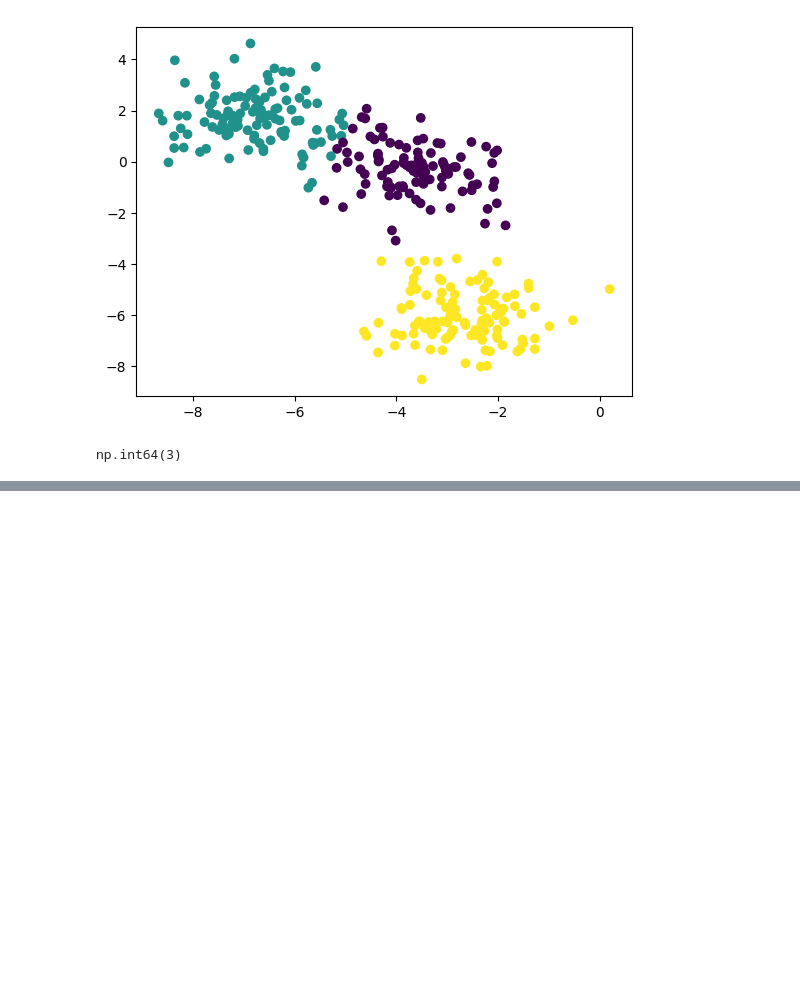
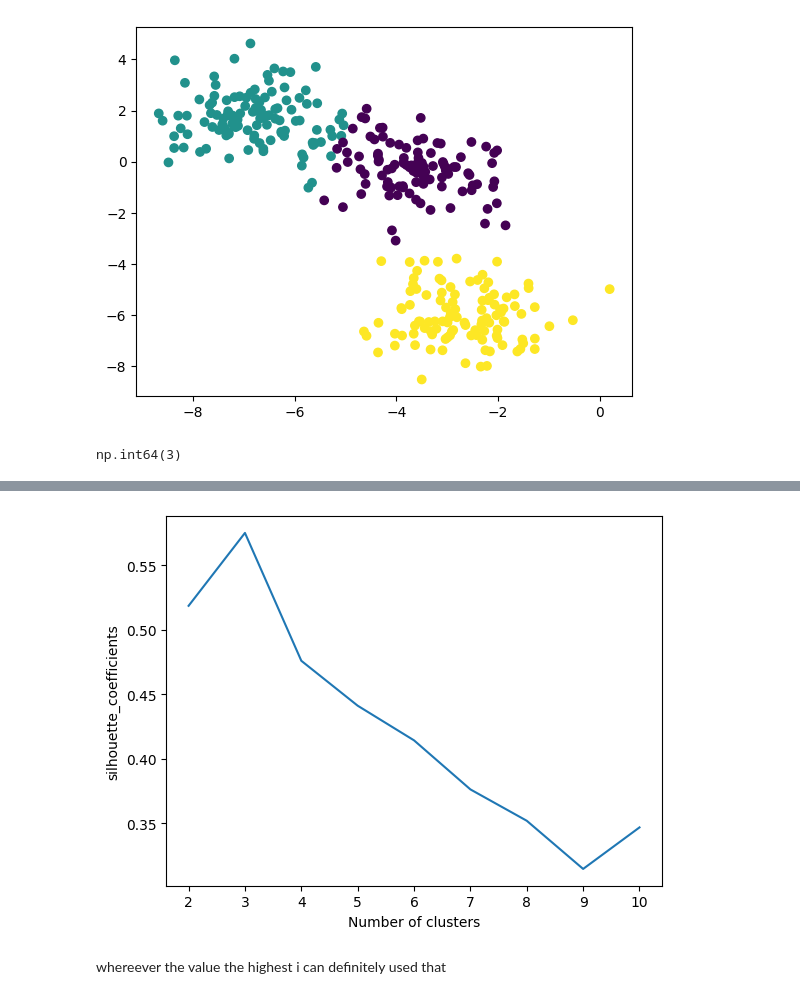
Before and after one commit to yashshahi/Machine_learn, a Jupyter notebook: Unsupervised/K-means.ipynb, the cells around one changed output, grey strips where cells are left out. Saved outputs shown, nothing was run; the diff lists cells and outputs as text; code cells hidden in the pictures; blank space fills up the shorter version.

Commit message:
silhouette socring

```diff
--- a/Unsupervised/K-means.ipynb
+++ b/Unsupervised/K-means.ipynb
@@ -134,0 +136,7 @@ np.int64(3)
+# %%
+silhouette_coefficients=[]
+for k in range (2,11):
+    kmeans=KMeans(n_clusters=k,init='k-means++')
+    kmeans.fit(X_train_scaled)
+    score=silhouette_score(X_train_scaled,kmeans.labels_)
+    silhouette_coefficients.append(score)
@@ -134,0 +155,11 @@ np.int64(3)
+# %%
+#plotting silhouette score
+plt.plot(range(2,11),silhouette_coefficients)
+plt.xticks(range(2,11))
+plt.xlabel('Number of clusters')
+plt.ylabel('silhouette_coefficients')
+plt.show()
+# %% [output]
+[figure, added]
+# %% [markdown]
+whereever the value the highest i can definitely used that
```
Also changed, not shown: parts of 2 cells of this notebook.
